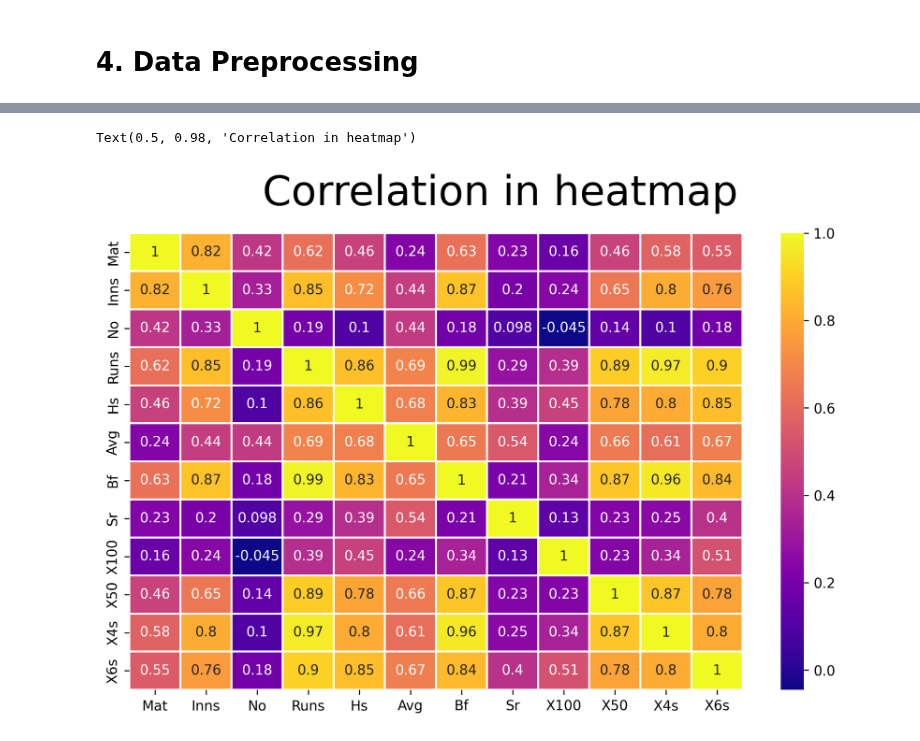
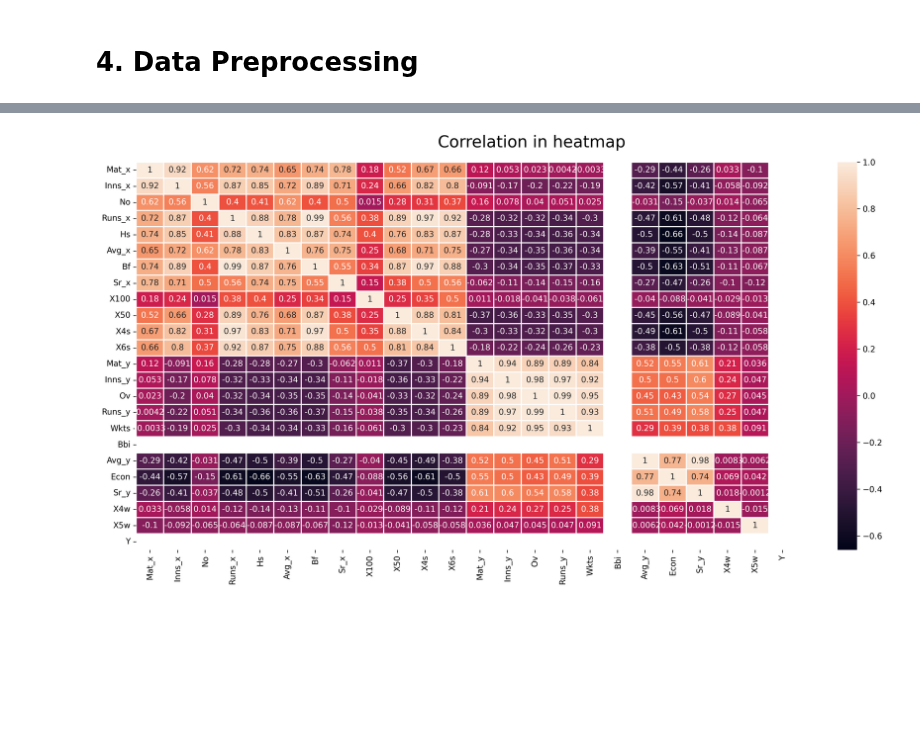
Before and after one commit to SwagAbyss/SwagML, a Jupyter notebook: Projects/IPL 2018/ipl_batting_2018.ipynb, the cells around one changed output, grey strips where cells are left out. Cells and saved outputs as stored; diff of their text form; code cells hidden in the pictures; blank space fills up the shorter version.

```diff
--- a/Projects/IPL 2018/ipl_batting_2018.ipynb
+++ b/Projects/IPL 2018/ipl_batting_2018.ipynb
@@ -88,3 +100 @@ Index(['Player', 'Mat', 'Inns', 'No', 'Runs', 'Hs', 'Avg', 'Bf', 'Sr', 'X100',
 data = data.replace(to_replace='-', value=np.nan)
-# %%
-data['Avg'] = data['Avg'].astype('float64')
@@ -113,0 +132,5 @@ dtype: int64
+# %%
+# Impute missing values with their mean value
+data['Avg_x'].fillna(data['Avg_x'].mean(),inplace=True)
+data['Avg_y'].fillna(data['Avg_y'].mean(),inplace=True)
+data['Sr_y'].fillna(data['Sr_y'].mean(),inplace=True)
@@ -114,18 +220,22 @@ dtype: int64
 # %%
-fig, axes = plt.subplots(ncols=4, nrows=3, figsize=(20,12))
+# creates a figure and multiple subplots using the matplotlib library
+fig, axes = plt.subplots(ncols=6, nrows=4, figsize=(20,12), dpi=200)
+
+# flattens the 2D array of subplots into a 1D array
 axes = axes.flat
+
+# for loop that will iterate through the list of column names
 for index, column in enumerate(numcols):
-    sns.histplot(
+    sns.boxplot(
         data=data,
         x=column,
-        stat='count',
-        kde=True,
-        line_kws={'linewidth':2},
         ax=axes[index]
     )
+
+# removes the x-axis label of the current subplot
     axes[index].set_xlabel('')
-    axes[index].set_title(column, size=15)
-plt.suptitle('Distribution of the Numerical Columns', size=20)
+    axes[index].set_title(column)
+plt.suptitle('Finding Outliers', fontsize=30)
 plt.tight_layout()
 plt.show()
 # %% [output]
@@ -133,10 +242,0 @@ plt.show()
-# %%
-fig, axes = plt.subplots(ncols=4, nrows=3, figsize=(20,12), dpi=200)
-axes = axes.flat
-
-for index, column in enumerate(numcols):
-    sns.boxplot(
-        data=data,
-        y=column,
-        ax=axes[index]
-    )
@@ -197,13 +297,14 @@ data.corr().style.background_gradient('plasma')
 # %%
 # Using heatmap to find correlation
-plt.figure(figsize=(10,6), dpi=300)
+plt.figure(figsize=(15,8), dpi=300)
+
+# plotting heatmap
 sns.heatmap(
     data.corr(),
     annot=True,
-    cmap='plasma',
     linewidth=True
 )
-plt.suptitle('Correlation in heatmap', size=30)
+plt.suptitle('Correlation in heatmap', size=20)
+plt.tight_layout()
 # %% [output]
-Text(0.5, 0.98, 'Correlation in heatmap')
-[figure, old version]
+[figure, new version]
```
Also changed, not shown: parts of 42 cells of this notebook, 2 other files.
